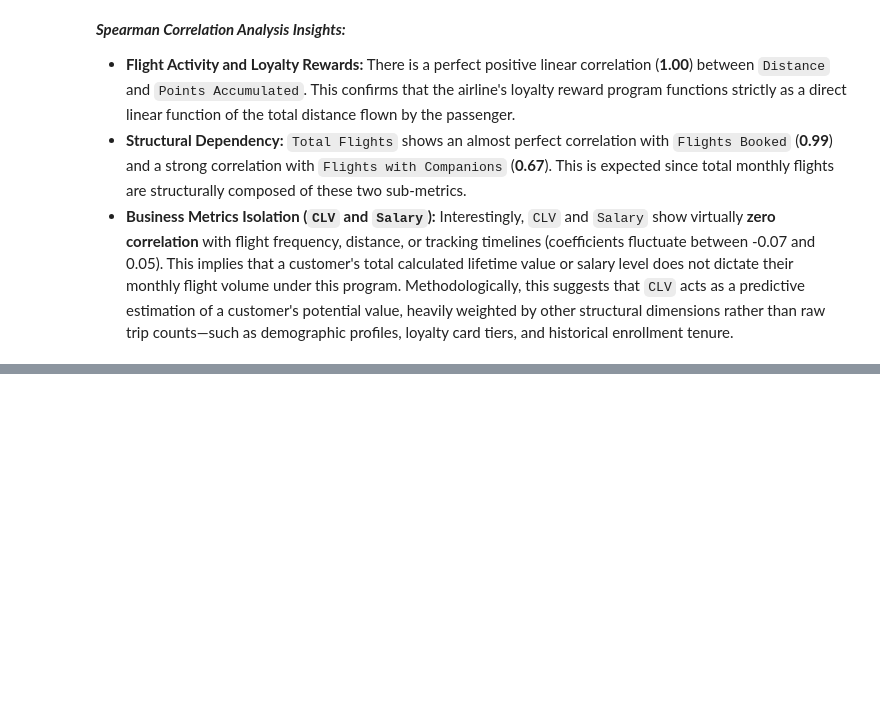
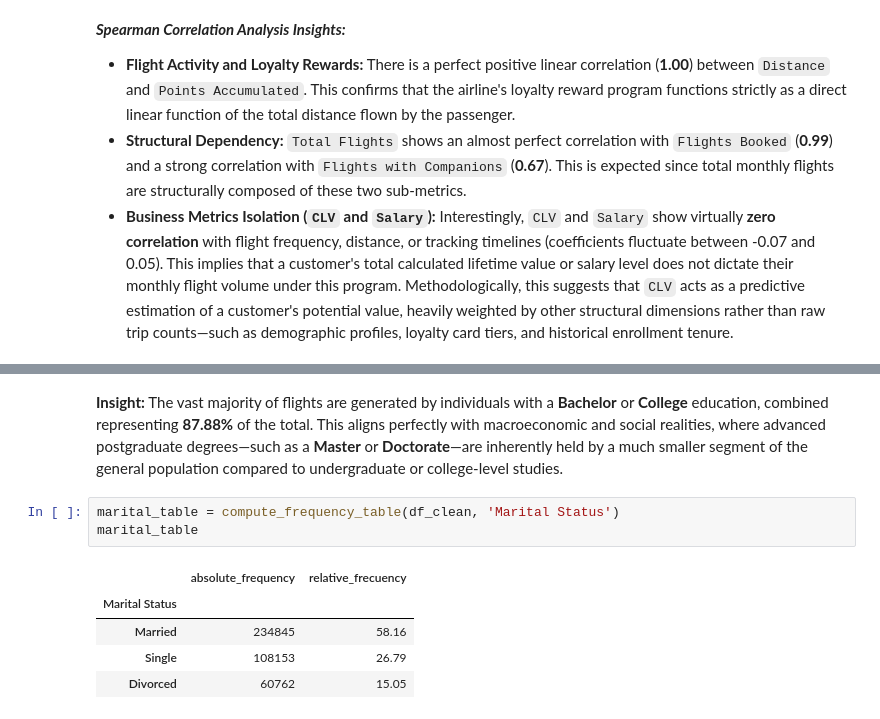
Before and after one commit to Adalab/bda-modulo-3-evaluacion-final-MATC-90, a Jupyter notebook: src/notebooks/02_Statistical_Analysis_and_Data_Visualization.ipynb, the cells around one changed output, grey strips where cells are left out. Cells and saved outputs as stored; diff of their text form; blank space fills up the shorter version.

```diff
--- a/src/notebooks/02_Statistical_Analysis_and_Data_Visualization.ipynb
+++ b/src/notebooks/02_Statistical_Analysis_and_Data_Visualization.ipynb
@@ -450,0 +505,11 @@ plt.savefig("../figures/key_correlations.png", dpi=300)
+# %% [markdown]
+**Insight:** The vast majority of flights are generated by individuals with a **Bachelor** or **College** education, combined representing **87.88%** of the total. This aligns perfectly with macroeconomic and social realities, where advanced postgraduate degrees—such as a **Master** or **Doctorate**—are inherently held by a much smaller segment of the general population compared to undergraduate or college-level studies.
+# %%
+marital_table = compute_frequency_table(df_clean, 'Marital Status')
+marital_table
+# %% [output]
+|  | absolute_frequency | relative_frecuency |
+| Marital Status |  |  |
+| Married | 234845 | 58.16 |
+| Single | 108153 | 26.79 |
+| Divorced | 60762 | 15.05 |
```
Also changed, not shown: parts of 10 cells of this notebook, 2 other files.
